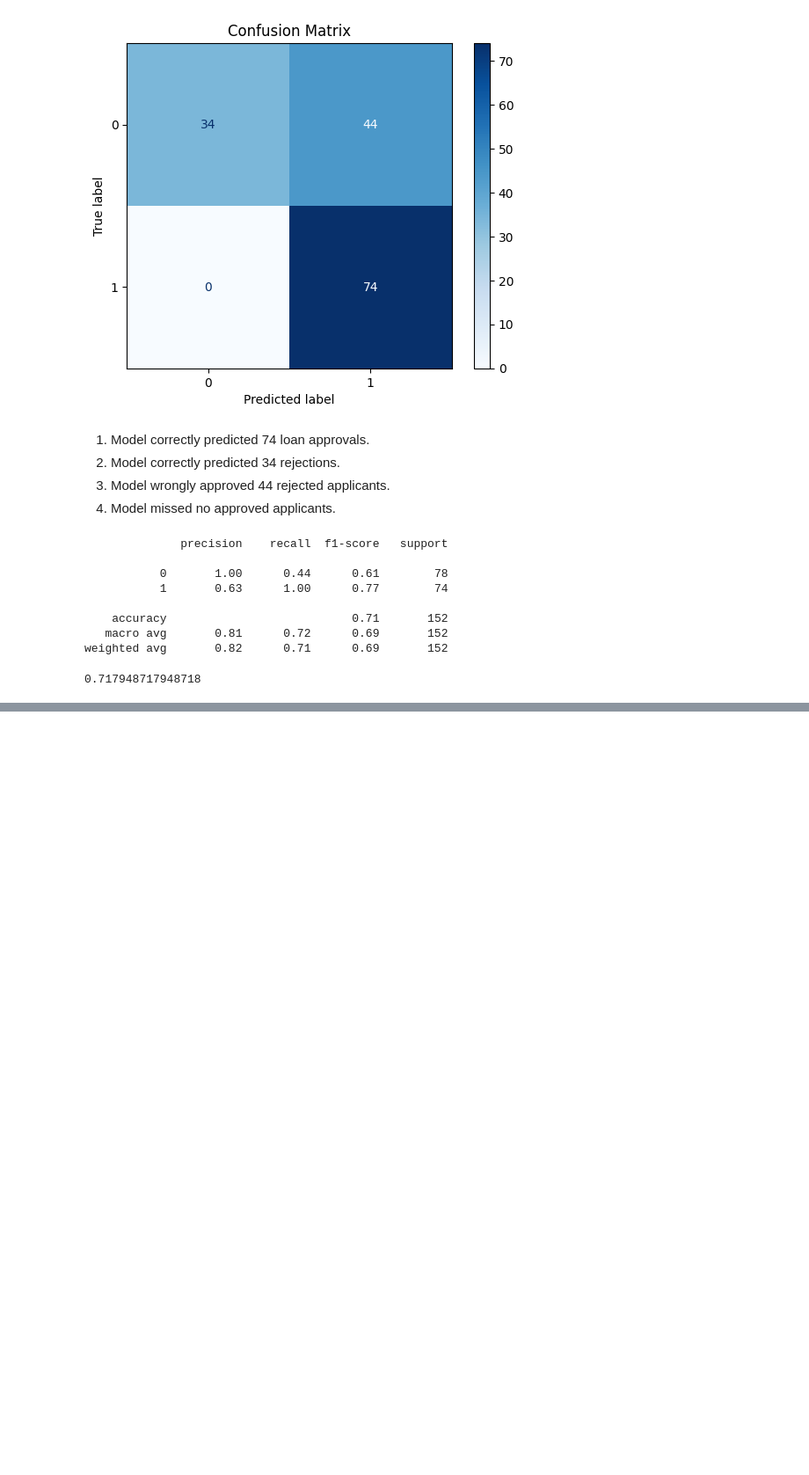
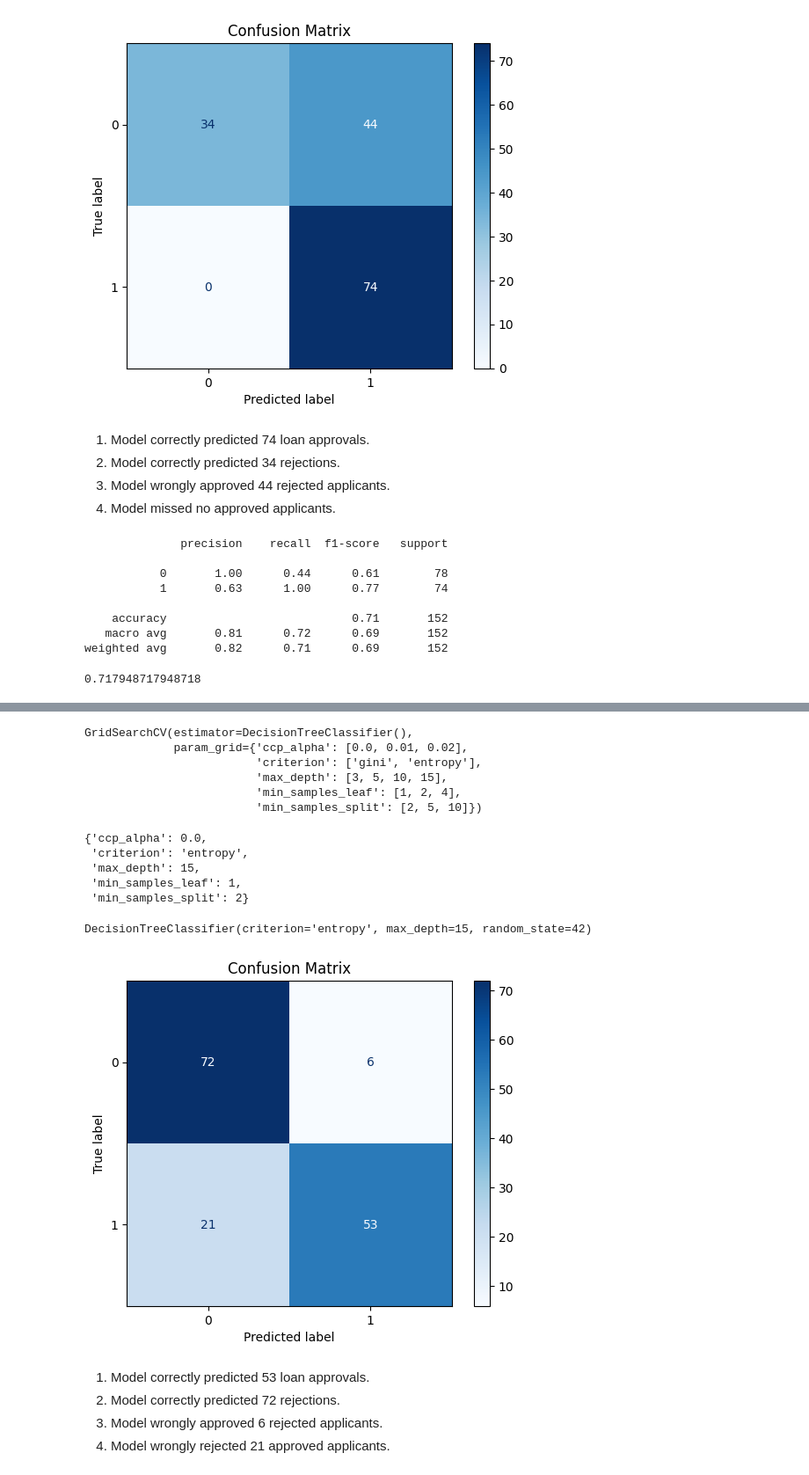
Before and after one commit to sambhav1303/Dream_Housing_Finance_Loan_Classification, a Jupyter notebook: Dream_House_Finance.ipynb, the cells around one changed output, grey strips where cells are left out. Shown at 88% size. Cells and saved outputs as stored; diff of their text form; code cells hidden in the pictures; blank space fills up the shorter version.

```diff
--- a/Dream_House_Finance.ipynb
+++ b/Dream_House_Finance.ipynb
@@ -568,0 +598,40 @@ metrics.roc_auc_score(y_test, y_test_pred)
+# %%
+params= {'max_depth': [3, 5, 10, 15], 'min_samples_split': [2, 5, 10], 'min_samples_leaf': [1, 2, 4], 'criterion': ['gini', 'entropy'], 'ccp_alpha': [0.0, 0.01, 0.02]}
+# %%
+grid= GridSearchCV(DecisionTreeClassifier(), params)
+grid.fit(X_train, y_train)
+# %% [output]
+GridSearchCV(estimator=DecisionTreeClassifier(),
+             param_grid={'ccp_alpha': [0.0, 0.01, 0.02],
+                         'criterion': ['gini', 'entropy'],
+                         'max_depth': [3, 5, 10, 15],
+                         'min_samples_leaf': [1, 2, 4],
+                         'min_samples_split': [2, 5, 10]})
+# %%
+grid.best_params_
+# %% [output]
+{'ccp_alpha': 0.0,
+ 'criterion': 'entropy',
+ 'max_depth': 15,
+ 'min_samples_leaf': 1,
+ 'min_samples_split': 2}
+# %%
+dt_clsfr= DecisionTreeClassifier(ccp_alpha= 0.0, criterion= 'entropy', max_depth= 15, min_samples_leaf= 1, min_samples_split= 2, random_state= 42)
+dt_clsfr.fit(X_train, y_train)
+# %% [output]
+DecisionTreeClassifier(criterion='entropy', max_depth=15, random_state=42)
+# %%
+y_test_pred= dt_clsfr.predict(X_test)
+# %%
+cm= metrics.confusion_matrix(y_test, y_test_pred)
+disp= metrics.ConfusionMatrixDisplay(confusion_matrix= cm)
+disp.plot(cmap= 'Blues')
+plt.title('Confusion Matrix')
+plt.show()
+# %% [output]
+[figure, added]
+# %% [markdown]
+1. Model correctly predicted 53 loan approvals.
+2. Model correctly predicted 72 rejections.
+3. Model wrongly approved 6 rejected applicants.
+4. Model wrongly rejected 21 approved applicants.
```
Also changed, not shown: parts of 26 cells of this notebook.
